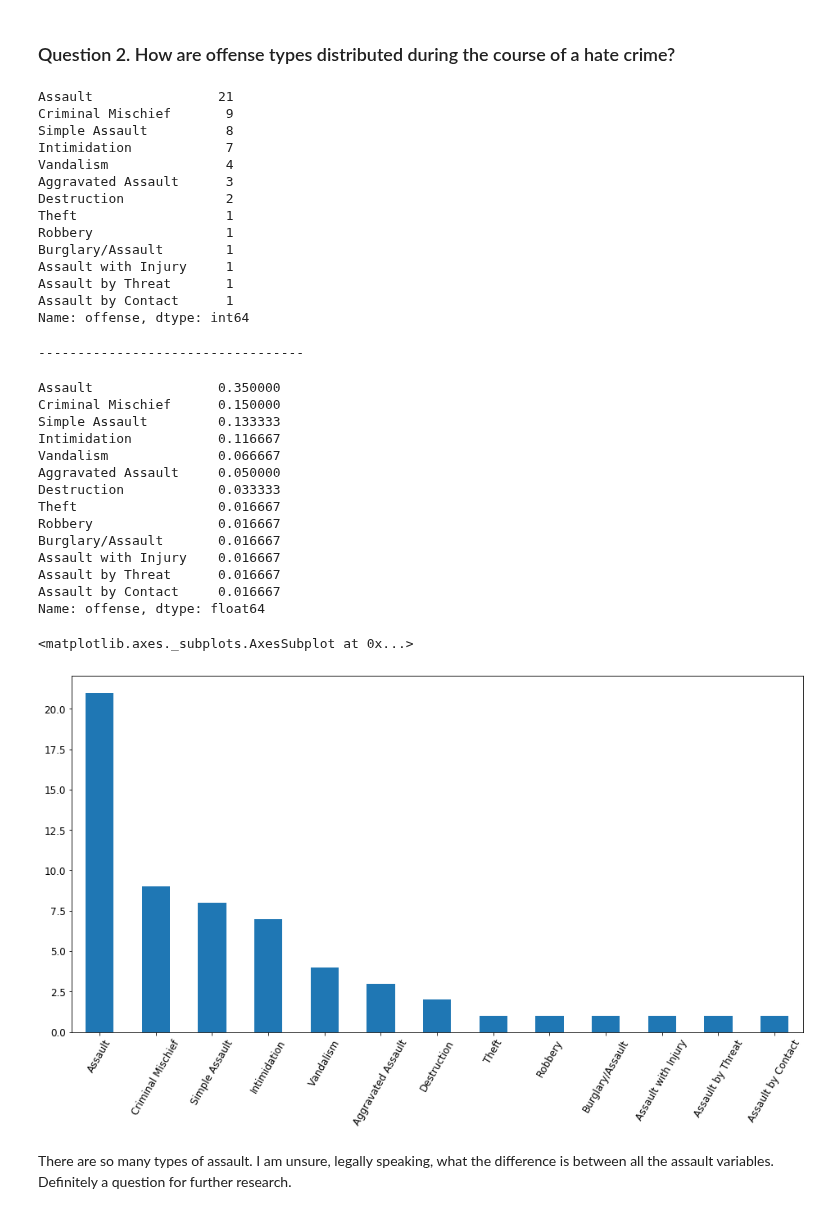
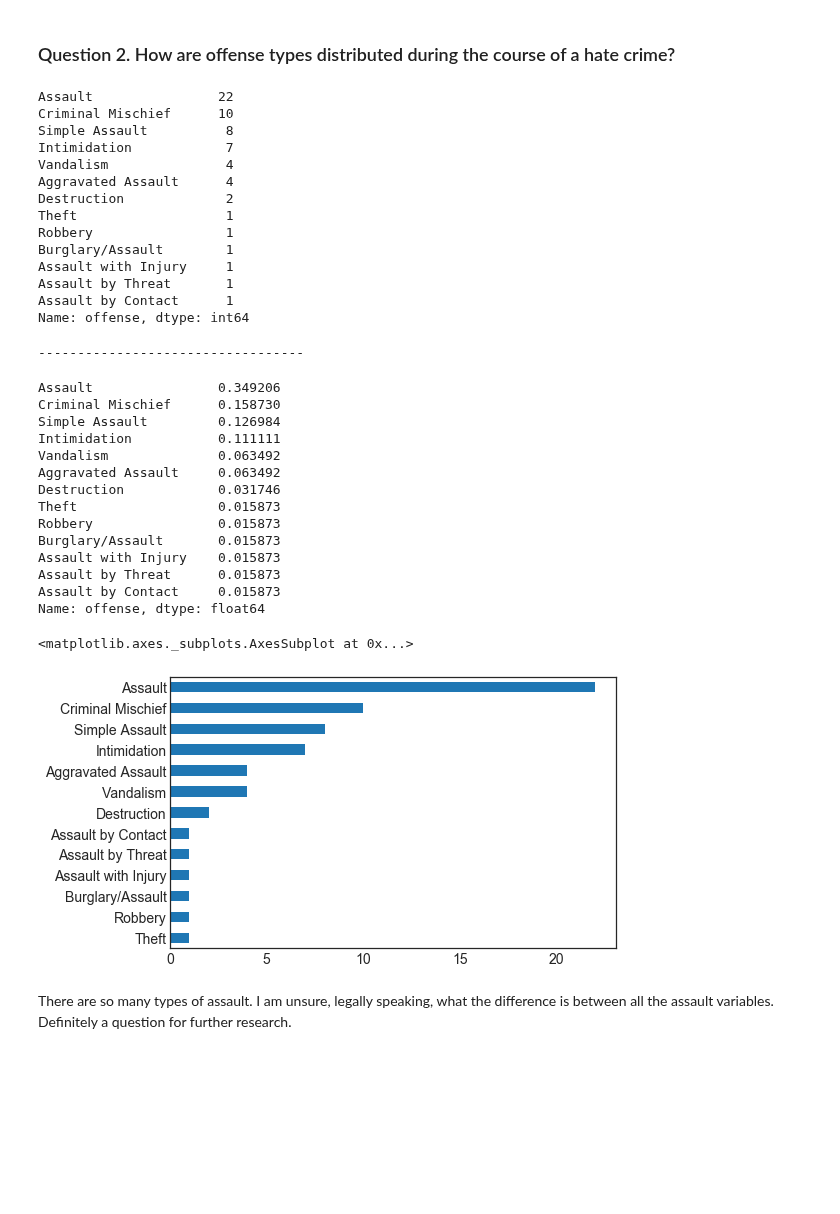
Before and after one commit to rgrantham82/Crime-Analysis, a Jupyter notebook: hate_crimes_analysis/Exploratory Analysis.ipynb, the cells around one changed output. Cells and saved outputs as stored; diff of their text form; code cells hidden in the pictures; blank space fills up the shorter version.

```diff
--- a/hate_crimes_analysis/Exploratory Analysis.ipynb
+++ b/hate_crimes_analysis/Exploratory Analysis.ipynb
@@ -170,47 +133,47 @@ As we can see, 30% of hate crimes, since 2017, occurred against the LGBT communi
 # %%
 # Create a dataframe for the offense values
 offense_count = df.offense.value_counts()
 display(offense_count)
 
 # Displaying the offense values as proportions
 print('----------------------------------')
 offense_count_pct = df.offense.value_counts(normalize=True)
 display(offense_count_pct)
+
+offense_count.sort_values().plot.barh(figsize=(8,5),
+                                      fontsize=14)
 # %% [output]
-Assault                21
-Criminal Mischief       9
+Assault                22
+Criminal Mischief      10
 Simple Assault          8
 Intimidation            7
 Vandalism               4
-Aggravated Assault      3
+Aggravated Assault      4
 Destruction             2
 Theft                   1
 Robbery                 1
 Burglary/Assault        1
 Assault with Injury     1
 Assault by Threat       1
 Assault by Contact      1
 Name: offense, dtype: int64
 ----------------------------------
-Assault                0.350000
-Criminal Mischief      0.150000
-Simple Assault         0.133333
-Intimidation           0.116667
-Vandalism              0.066667
-Aggravated Assault     0.050000
-Destruction            0.033333
-Theft                  0.016667
-Robbery                0.016667
-Burglary/Assault       0.016667
-Assault with Injury    0.016667
-Assault by Threat      0.016667
-Assault by Contact     0.016667
+Assault                0.349206
+Criminal Mischief      0.158730
+Simple Assault         0.126984
+Intimidation           0.111111
+Vandalism              0.063492
+Aggravated Assault     0.063492
+Destruction            0.031746
+Theft                  0.015873
+Robbery                0.015873
+Burglary/Assault       0.015873
+Assault with Injury    0.015873
+Assault by Threat      0.015873
+Assault by Contact     0.015873
 Name: offense, dtype: float64
+<matplotlib.axes._subplots.AxesSubplot at 0x...>
+[figure, added]
-# %%
-offense_count.plot.bar(figsize=(16,8), fontsize=12, rot=60)
-# %% [output]
-<matplotlib.axes._subplots.AxesSubplot at 0x...>
-[figure, removed]
 # %% [markdown]
 There are so many types of assault. I am unsure, legally speaking, what the difference is between all the assault variables. Definitely a question for further research.
 # %% [markdown]
```
Also changed, not shown: parts of 20 cells of this notebook.
